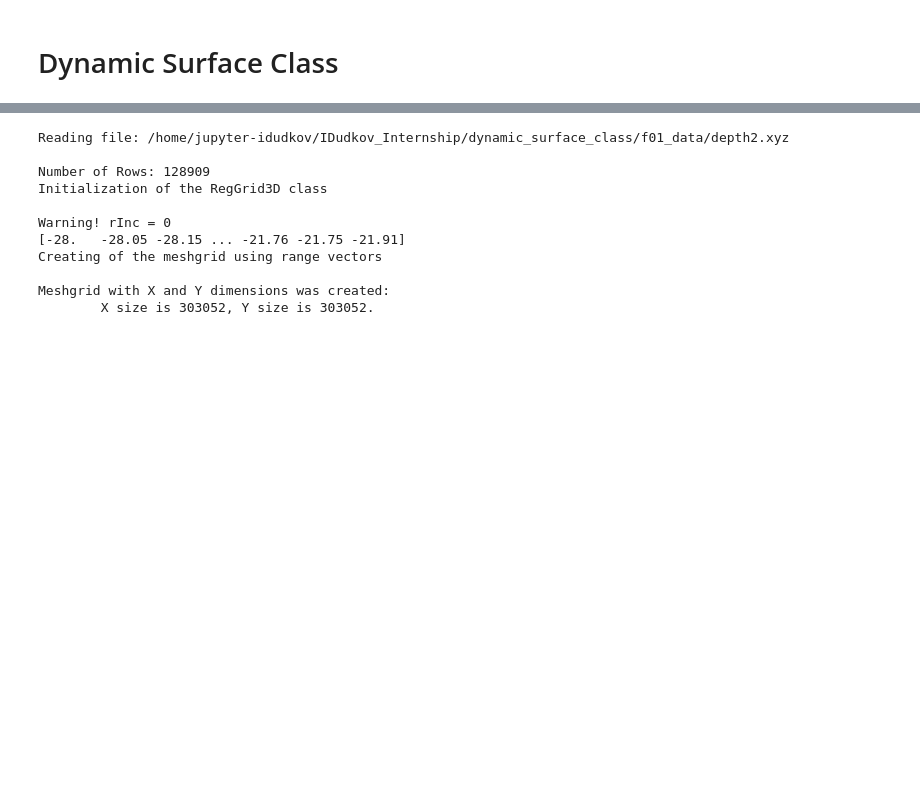
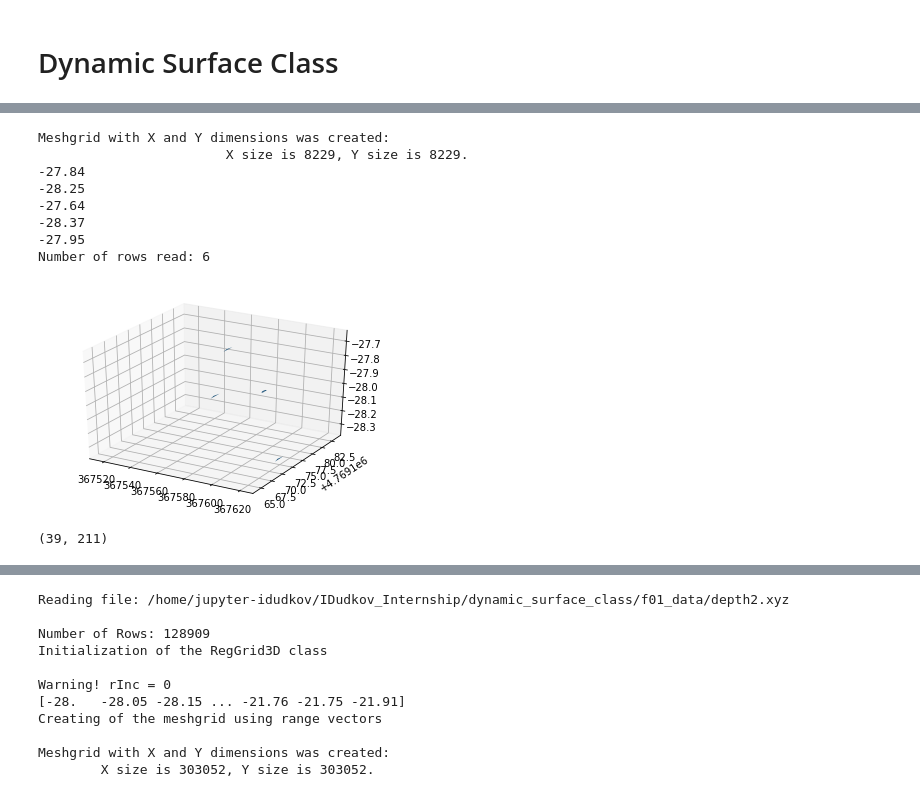
Before and after one commit to ivandudkov/dynamic-surface-class, a Jupyter notebook: dynamic_surface_class.ipynb, the cells around one changed output, grey strips where cells are left out. Cells and saved outputs as stored; diff of their text form; code cells hidden in the pictures; blank space fills up the shorter version.

```diff
--- a/dynamic_surface_class.ipynb
+++ b/dynamic_surface_class.ipynb
@@ -717,6 +750,20 @@ Number of rows read: 4
 # %%
 b.Add(xyz_array[0,0:5], xyz_array[1,0:5], xyz_array[2,0:5])
-surface(b.X, b.Y, b.weighGrid)
+b.Plot()
+# %% [output]
+Meshgrid with X and Y dimensions was created:
+                        X size is 8229, Y size is 8229.
+-27.84
+-28.25
+-27.64
+-28.37
+-27.95
+Number of rows read: 6
+[figure, added]
+# %%
+np.shape(b.dtm)
+# %% [output]
+(39, 211)
 # %%
 bh = np.deg2rad([10, 20, 30, 40, 50])
 h = np.deg2rad(170)
```
Also changed, not shown: parts of 16 cells of this notebook.
